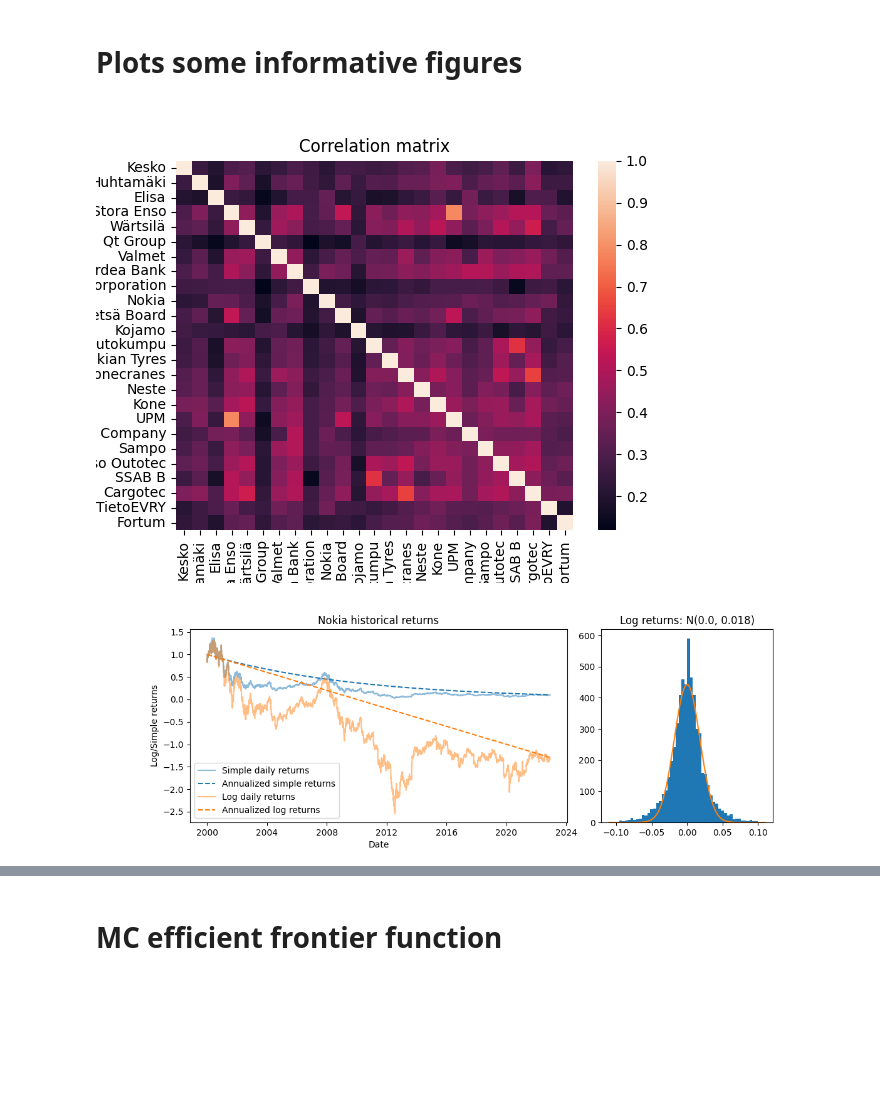
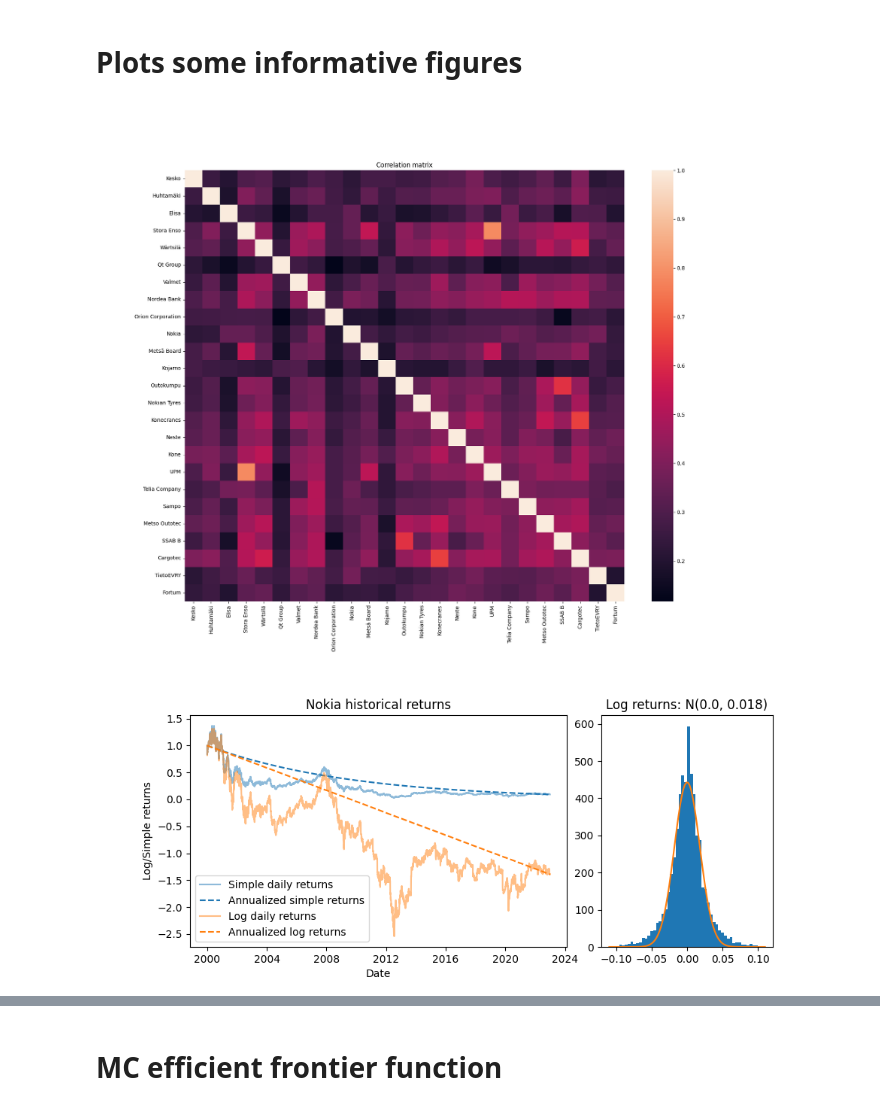
Before and after one commit to rasmushaa/modern_portfolio_theory, a Jupyter notebook: main.ipynb, the cells around one changed output, grey strips where cells are left out. Drawn from its saved outputs; the diff is of its cells as text; code cells hidden in the pictures; blank space fills up the shorter version.

```diff
--- a/main.ipynb
+++ b/main.ipynb
@@ -24,7 +24,7 @@ df_25 = df_25[::-1]
 '''
 Training/Testing splits
 '''
-START_DATE = '2017-12-28'
+START_DATE = '1990-12-28'
 SPLIT_DATE = '2021-12-28'
 END_DATE = '2022-12-28'
 df_25 = df_25.loc[START_DATE:END_DATE]
@@ -115,6 +115,7 @@ plt.figure('Correlation')
 plt.clf()
 sns.heatmap(log_returns.corr())
 plt.title('Correlation matrix')
+plt.gcf().set_size_inches((19,15))
 plt.show()
 
 # Log vs simple returns
@@ -141,36 +142,36 @@ dist.hist(log_returns[STOCK], bins=50, range=[-0.1, 0.1])
 xmin, xmax = dist.get_xlim()
 x = np.linspace(xmin, xmax, 100)
 mu, std = 0, 0.018
 p = norm.pdf(x, mu, std)*20
 dist.plot(x, p)
 dist.set_title(f'Log returns: N({mu:.1f}, {std:.3f})')
-plt.gcf().set_size_inches((12,4))
+plt.gcf().set_size_inches((10,4))
 plt.show()
 
 # Portfolio Volatility in realtion to N of assets
 num_assets = len(df_25.columns)
 assets = np.zeros(num_assets)
 n_vola = []
 for i in range(num_assets):
     assets[i] = 1
     weights = np.divide(assets, np.sum(assets))
     port_vola = np.sqrt(np.dot(weights.T, np.dot(cov_annual, weights)))
     n_vola.append(port_vola)
 
 plt.figure('Portfolio Standard Deviation')
 plt.clf()
 plt.plot(n_vola, color='C0', label='OMXH25 Portfolio Std. Deviation')
 plt.axhline(min(n_vola), color='red', linestyle='--', label='Systematic market risk')
 plt.legend()
 plt.xlabel('Number of assets')
 plt.ylabel('Volatility (Std. Deviation)')
 plt.title('Portfolio Volatility in realtion to N of assets')
 
 plt.subplots_adjust(wspace=0.5)
 plt.show()
 # %% [output]
-[figure, old version]
+[figure, new version]
-[figure, old version]
+[figure, new version]
 [figure]
 # %% [markdown]
 # MC efficient frontier function
```
Also changed, not shown: parts of 5 cells of this notebook, 8 other files.
